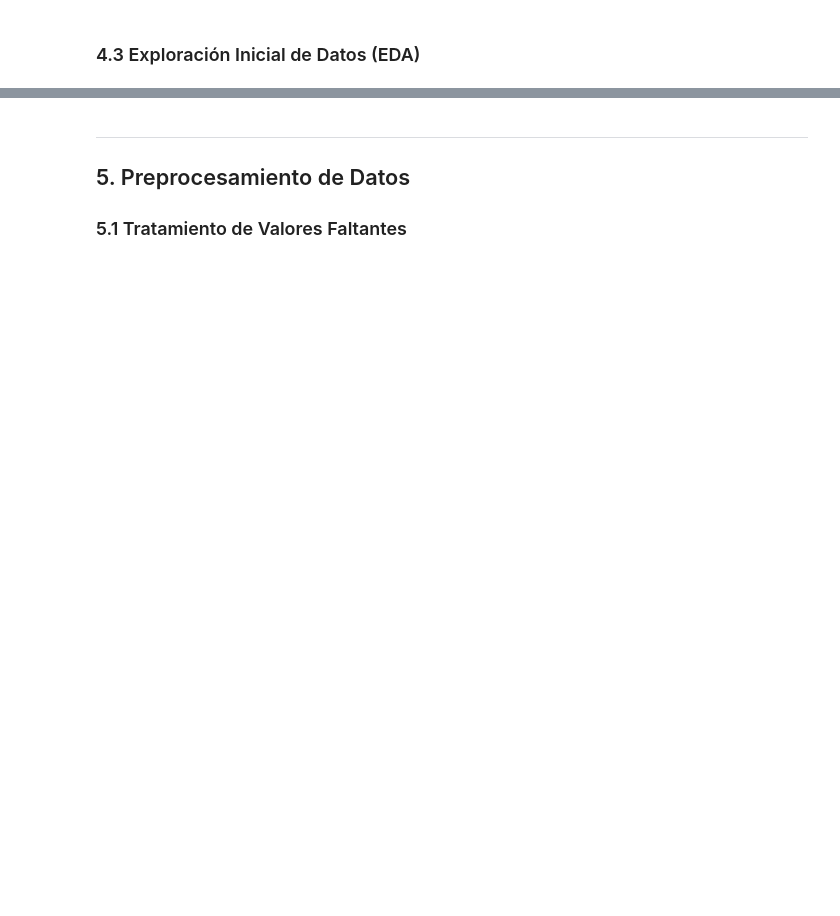
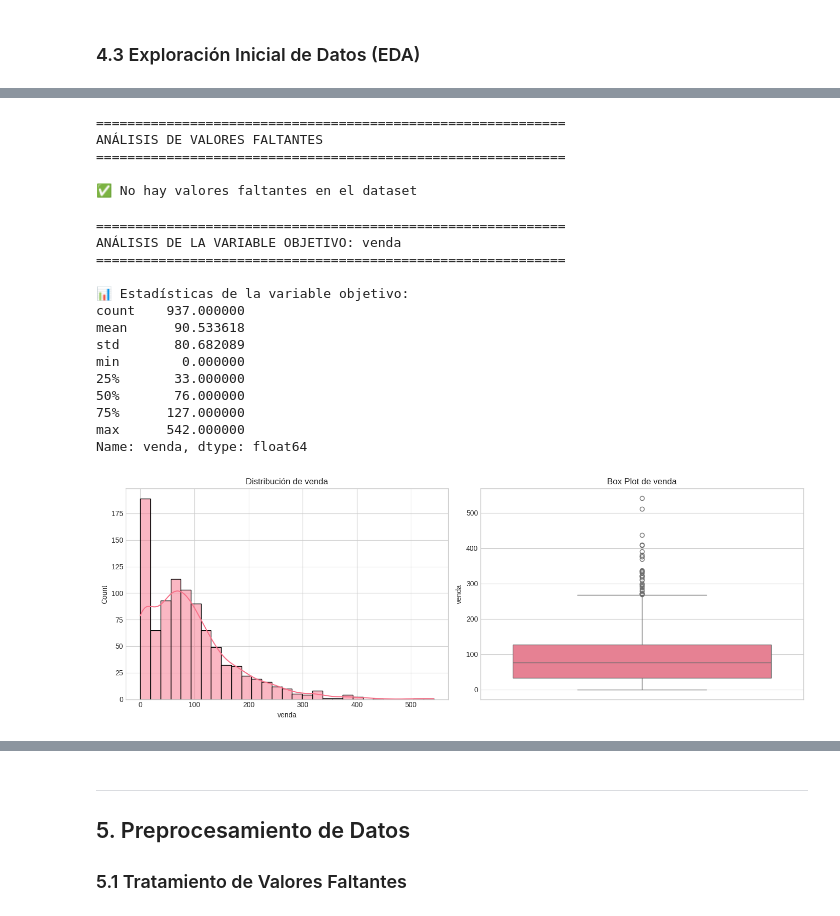
Before and after one commit to f1536106-dotcom/AML-Final-Yuyes-Vladimir, a Jupyter notebook: notebooks/final_project.ipynb, the cells around one changed output, grey strips where cells are left out. Cells and saved outputs as stored; diff of their text form; code cells hidden in the pictures; blank space fills up the shorter version.

```diff
--- a/notebooks/final_project.ipynb
+++ b/notebooks/final_project.ipynb
@@ -254,7 +256,7 @@ El proyecto busca predecir un valor numérico continuo (ventas) en función de d
 
 # Ruta del archivo (ajusta si está en carpeta)
 BASE_PATH = "/content/drive/MyDrive/"
-df = pd.read_csv(BASE_PATH + "datos.csv.csv")
+df = pd.read_csv(BASE_PATH + "datos.csv")
 
 # =====================================================
 # Verificación
@@ -343,13 +389,19 @@ if len(missing_data) > 0:
     plt.show()
 else:
     print("\n✅ No hay valores faltantes en el dataset")
+# %% [output]
+============================================================
+ANÁLISIS DE VALORES FALTANTES
+============================================================
+
+✅ No hay valores faltantes en el dataset
 # %%
 # =====================================================
 # ANÁLISIS DE LA VARIABLE OBJETIVO
 # =====================================================
 
 # COMPLETE: Especifique el nombre de su variable objetivo
-TARGET_COLUMN = 'target'  # Cambie 'target' por el nombre de su variable objetivo
+TARGET_COLUMN = 'venda'  # Cambie 'target' por el nombre de su variable objetivo
 
 print("=" * 60)
 print(f"ANÁLISIS DE LA VARIABLE OBJETIVO: {TARGET_COLUMN}")
@@ -372,33 +424,49 @@ if df[TARGET_COLUMN].dtype == 'object' or df[TARGET_COLUMN].nunique() < 20:
 
     # Gráfico de pastel
     axes[1].pie(class_dist.values, labels=class_dist.index, autopct='%1.1f%%', startangle=90)
     axes[1].set_title(f'Proporción de {TARGET_COLUMN}')
 
     plt.tight_layout()
     plt.show()
 
     # Verificar desbalance
     imbalance_ratio = class_dist.max() / class_dist.min()
     if imbalance_ratio > 3:
         print(f"\n⚠️ ADVERTENCIA: Dataset desbalanceado (ratio {imbalance_ratio:.2f}:1)")
         print("   Considere técnicas de balanceo: SMOTE, undersampling, class weights")
 else:
     # Para regresión
     print("\n📊 Estadísticas de la variable objetivo:")
     print(df[TARGET_COLUMN].describe())
 
     fig, axes = plt.subplots(1, 2, figsize=(14, 5))
 
     # Histograma
     sns.histplot(df[TARGET_COLUMN], kde=True, ax=axes[0])
     axes[0].set_title(f'Distribución de {TARGET_COLUMN}')
 
     # Box plot
     sns.boxplot(y=df[TARGET_COLUMN], ax=axes[1])
     axes[1].set_title(f'Box Plot de {TARGET_COLUMN}')
 
     plt.tight_layout()
     plt.show()
+# %% [output]
+============================================================
+ANÁLISIS DE LA VARIABLE OBJETIVO: venda
+============================================================
+
+📊 Estadísticas de la variable objetivo:
+count    937.000000
+mean      90.533618
+std       80.682089
+min        0.000000
+25%       33.000000
+50%       76.000000
+75%      127.000000
+max      542.000000
+Name: venda, dtype: float64
+[figure, added]
 # %%
 # =====================================================
 # ANÁLISIS DE CORRELACIONES
```
Also changed, not shown: parts of 14 cells of this notebook.
